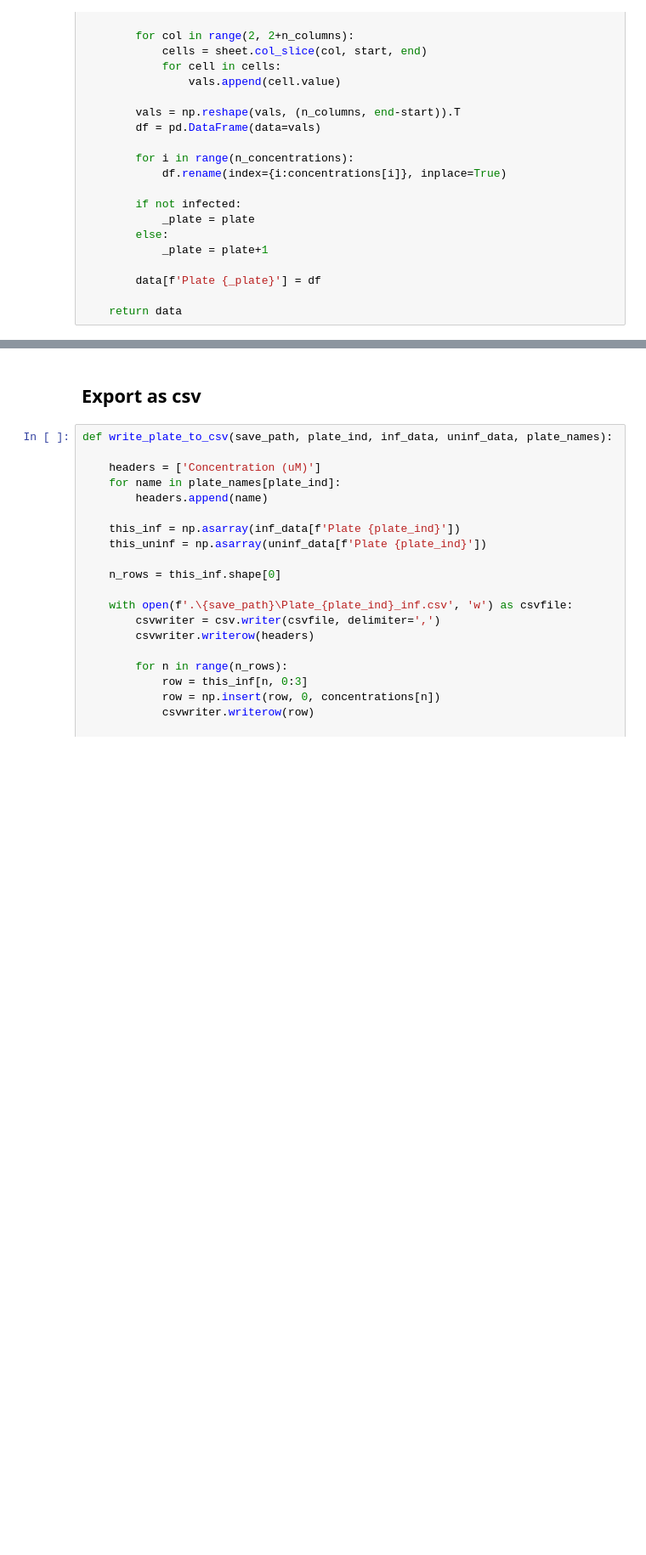
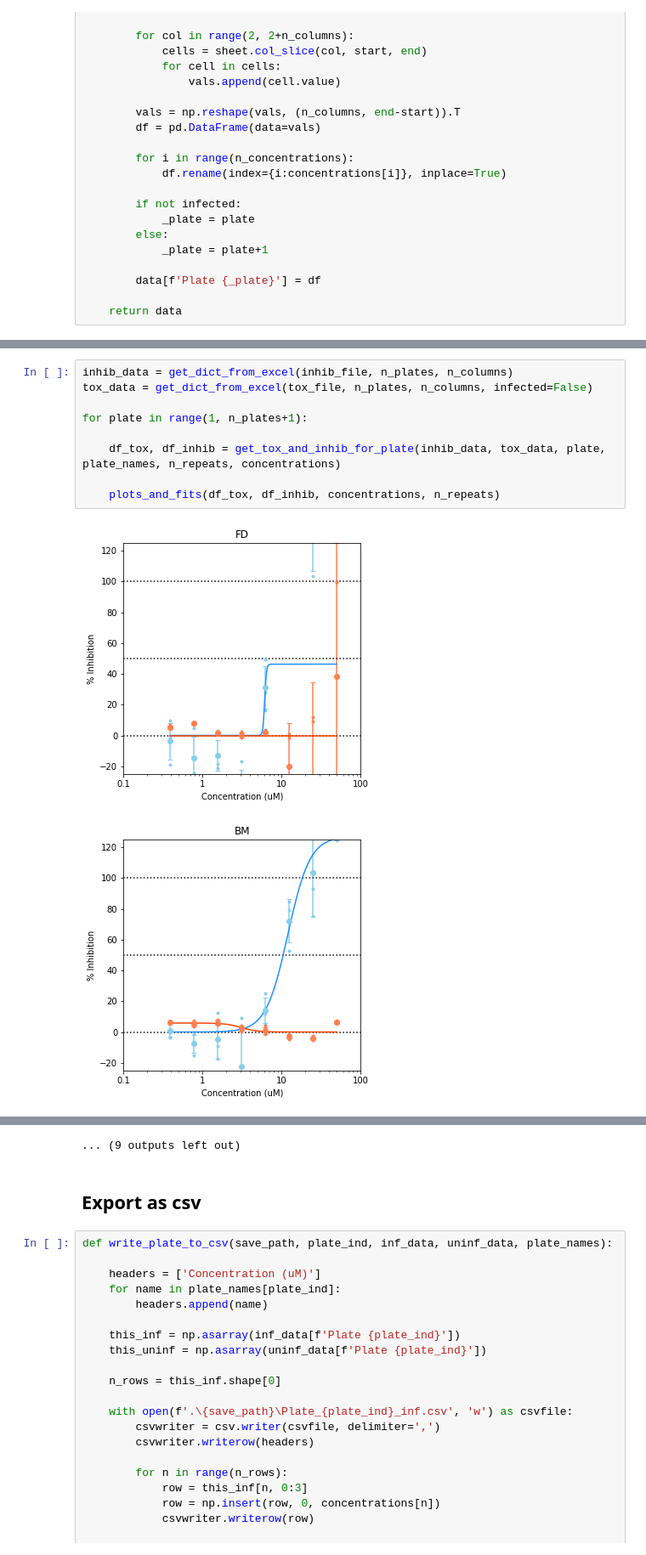
Before and after one commit to superresolusian/plate_auto_analysis, a Jupyter notebook: Convert_data_to_dict.ipynb, the cells around one changed output, grey strips where cells are left out. Shown at 85% size. Cells and saved outputs as stored; diff of their text form; blank space fills up the shorter version.

```diff
--- a/Convert_data_to_dict.ipynb
+++ b/Convert_data_to_dict.ipynb
@@ -172,0 +375,12 @@ def subtract_by_dmso(data_averaged, n_plates, infected=True):
+# %%
+inhib_data = get_dict_from_excel(inhib_file, n_plates, n_columns)
+tox_data = get_dict_from_excel(tox_file, n_plates, n_columns, infected=False)
+
+for plate in range(1, n_plates+1):
+
+    df_tox, df_inhib = get_tox_and_inhib_for_plate(inhib_data, tox_data, plate, plate_names, n_repeats, concentrations)
+
+    plots_and_fits(df_tox, df_inhib, concentrations, n_repeats)
+# %% [output]
+[figure, added]
+[figure, added]
@@ -173,3 +397,4 @@ def subtract_by_dmso(data_averaged, n_plates, infected=True):
+... (9 outputs left out)
 # %% [markdown]
 ## Export as csv
 # %%
```
Also changed, not shown: parts of 33 cells of this notebook.
